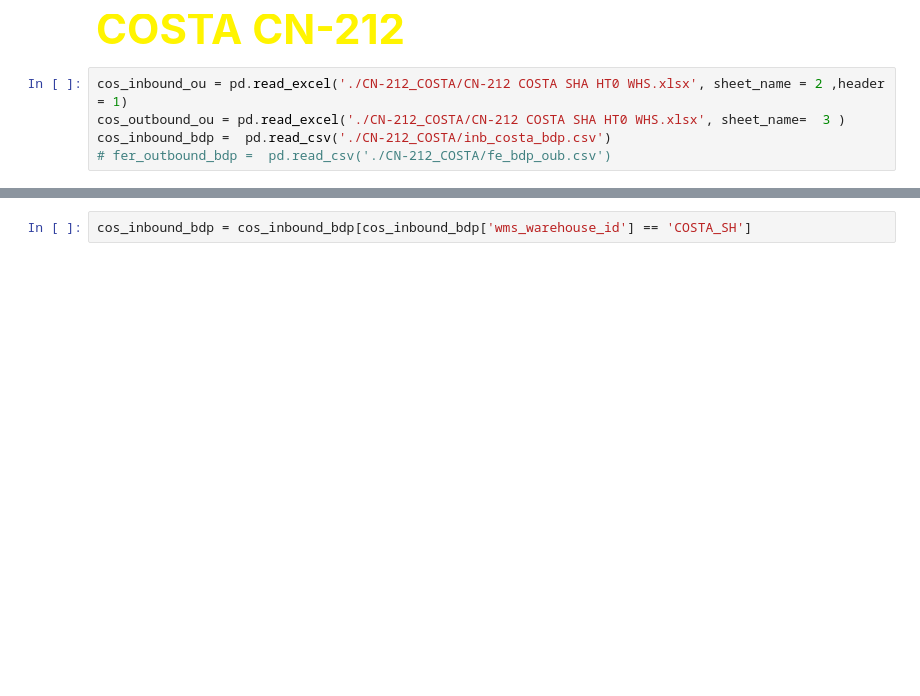
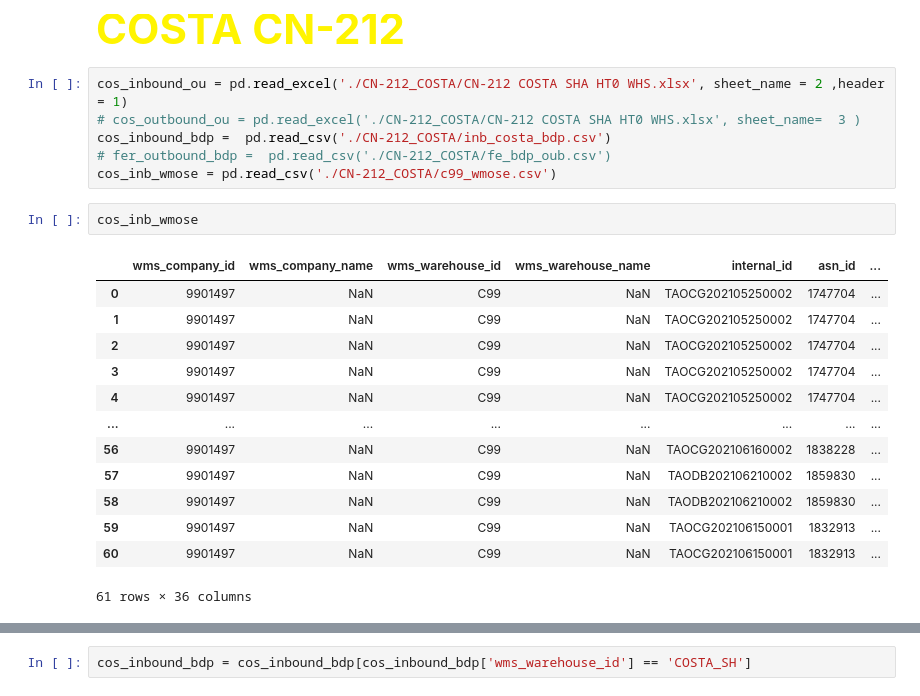
Before and after one commit to fyenne/CN-214, a Jupyter notebook: check_ou_bdp.ipynb, the cells around one changed output, grey strips where cells are left out. Cells and saved outputs as stored; diff of their text form; blank space fills up the shorter version.

```diff
--- a/check_ou_bdp.ipynb
+++ b/check_ou_bdp.ipynb
@@ -1431,7 +1431,24 @@ compare_data(
 <span style="color:rgba(255,244,0,1);font-size:42px"><b>COSTA CN-212</b></span>
 # %%
 cos_inbound_ou = pd.read_excel('./CN-212_COSTA/CN-212 COSTA SHA HT0 WHS.xlsx', sheet_name = 2 ,header = 1)
-cos_outbound_ou = pd.read_excel('./CN-212_COSTA/CN-212 COSTA SHA HT0 WHS.xlsx', sheet_name=  3 )
+# cos_outbound_ou = pd.read_excel('./CN-212_COSTA/CN-212 COSTA SHA HT0 WHS.xlsx', sheet_name=  3 )
 cos_inbound_bdp =  pd.read_csv('./CN-212_COSTA/inb_costa_bdp.csv')
 # fer_outbound_bdp =  pd.read_csv('./CN-212_COSTA/fe_bdp_oub.csv')
+cos_inb_wmose = pd.read_csv('./CN-212_COSTA/c99_wmose.csv')
+# %%
+cos_inb_wmose
+# %% [output]
+|  | wms_company_id | wms_company_name | wms_warehouse_id | wms_warehouse_name | internal_id | asn_id | ... |
+| 0 | 9901497 | NaN | C99 | NaN | TAOCG202105250002 | 1747704 | ... |
+| 1 | 9901497 | NaN | C99 | NaN | TAOCG202105250002 | 1747704 | ... |
+| 2 | 9901497 | NaN | C99 | NaN | TAOCG202105250002 | 1747704 | ... |
+| 3 | 9901497 | NaN | C99 | NaN | TAOCG202105250002 | 1747704 | ... |
+| 4 | 9901497 | NaN | C99 | NaN | TAOCG202105250002 | 1747704 | ... |
+| ... | ... | ... | ... | ... | ... | ... | ... |
+| 56 | 9901497 | NaN | C99 | NaN | TAOCG202106160002 | 1838228 | ... |
+| 57 | 9901497 | NaN | C99 | NaN | TAODB202106210002 | 1859830 | ... |
+| 58 | 9901497 | NaN | C99 | NaN | TAODB202106210002 | 1859830 | ... |
+| 59 | 9901497 | NaN | C99 | NaN | TAOCG202106150001 | 1832913 | ... |
+| 60 | 9901497 | NaN | C99 | NaN | TAOCG202106150001 | 1832913 | ... |
+61 rows × 36 columns
 # %%
```
Also changed, not shown: parts of 15 cells of this notebook.
